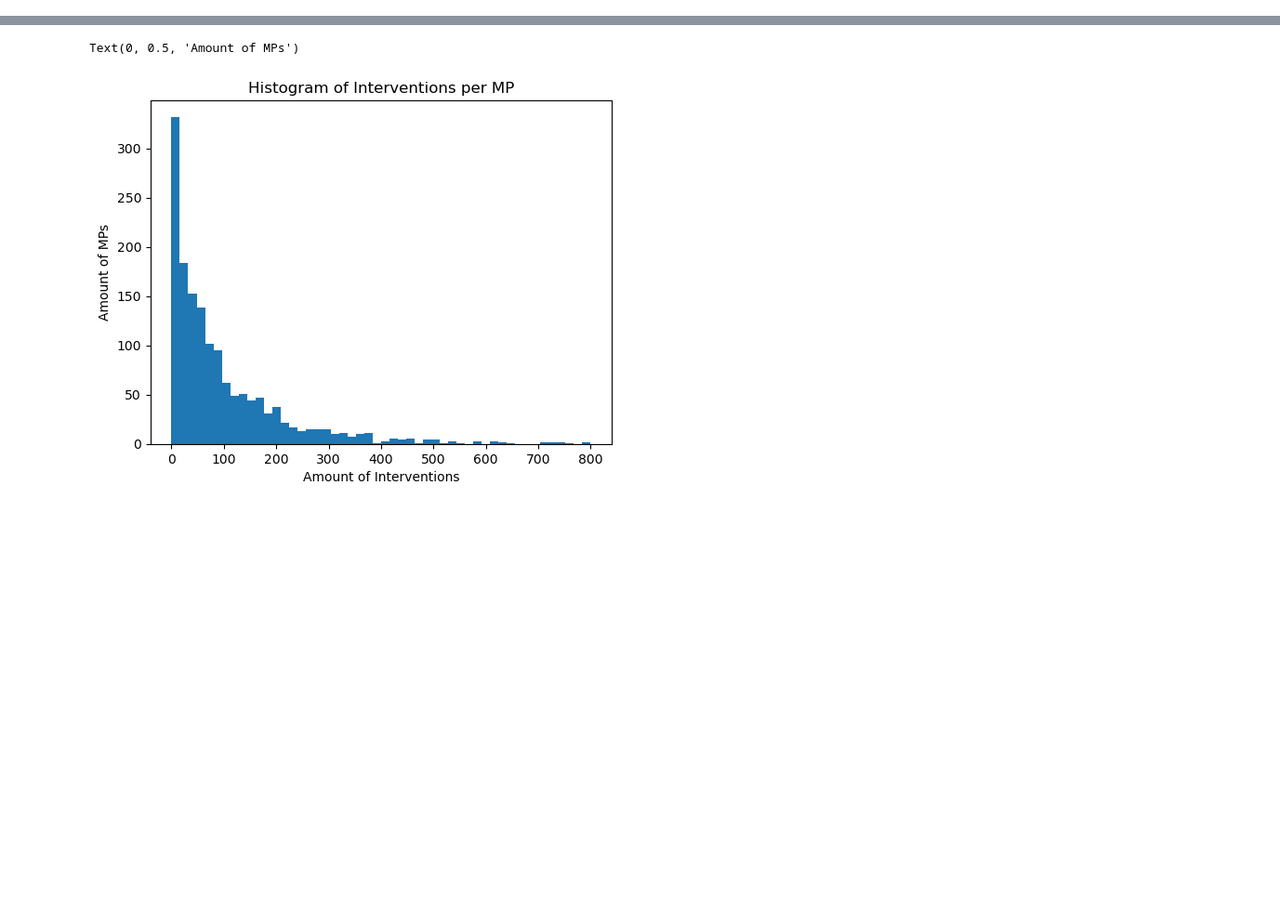
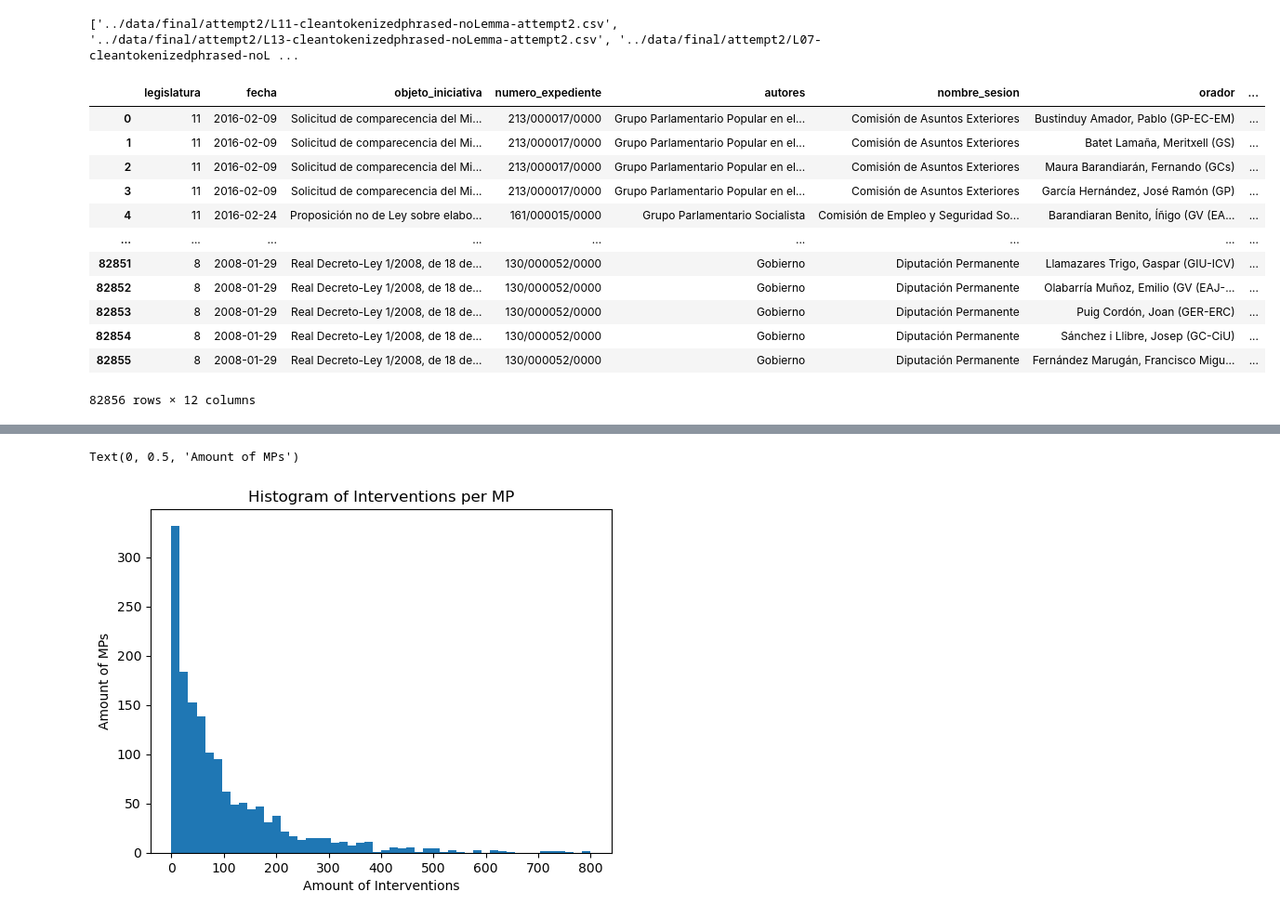
Before and after one commit to dibuja/polarisation-nlp, a Jupyter notebook: notebooks/l7-to-l14.ipynb, the cells around one changed output, grey strips where cells are left out. Shown at 93% size. Cells and saved outputs as stored; diff of their text form; code cells hidden in the pictures; blank space fills up the shorter version.

```diff
--- a/notebooks/l7-to-l14.ipynb
+++ b/notebooks/l7-to-l14.ipynb
@@ -4,8 +4,8 @@ import glob
 import datetime as dt
 # %%
 # Obtain filenames.
-filenames = [i for i in glob.glob('../data/interventions/clean-with-texts/*.csv')]
-
+filenames = [i for i in glob.glob('../data/final/attempt2/*.csv')]
+print(filenames)
 # Get all files as dataframes in pandas.
 files = []
 for i in range(0, len(filenames)):
@@ -13,6 +13,24 @@ for i in range(0, len(filenames)):
 
 # Combine all files.
 concatenated = pd.concat(files).reset_index(drop=True)
+# %% [output]
+['../data/final/attempt2/L11-cleantokenizedphrased-noLemma-attempt2.csv', '../data/final/attempt2/L13-cleantokenizedphrased-noLemma-attempt2.csv', '../data/final/attempt2/L07-cleantokenizedphrased-noL ...
+# %%
+concatenated
+# %% [output]
+|  | legislatura | fecha | objeto_iniciativa | numero_expediente | autores | nombre_sesion | orador | ... |
+| 0 | 11 | 2016-02-09 | Solicitud de comparecencia del Mi... | 213/000017/0000 | Grupo Parlamentario Popular en el... | Comisión de Asuntos Exteriores | Bustinduy Amador, Pablo (GP-EC-EM) | ... |
+| 1 | 11 | 2016-02-09 | Solicitud de comparecencia del Mi... | 213/000017/0000 | Grupo Parlamentario Popular en el... | Comisión de Asuntos Exteriores | Batet Lamaña, Meritxell (GS) | ... |
+| 2 | 11 | 2016-02-09 | Solicitud de comparecencia del Mi... | 213/000017/0000 | Grupo Parlamentario Popular en el... | Comisión de Asuntos Exteriores | Maura Barandiarán, Fernando (GCs) | ... |
+| 3 | 11 | 2016-02-09 | Solicitud de comparecencia del Mi... | 213/000017/0000 | Grupo Parlamentario Popular en el... | Comisión de Asuntos Exteriores | García Hernández, José Ramón (GP) | ... |
+| 4 | 11 | 2016-02-24 | Proposición no de Ley sobre elabo... | 161/000015/0000 | Grupo Parlamentario Socialista | Comisión de Empleo y Seguridad So... | Barandiaran Benito, Íñigo (GV (EA... | ... |
+| ... | ... | ... | ... | ... | ... | ... | ... | ... |
+| 82851 | 8 | 2008-01-29 | Real Decreto-Ley 1/2008, de 18 de... | 130/000052/0000 | Gobierno | Diputación Permanente | Llamazares Trigo, Gaspar (GIU-ICV) | ... |
+| 82852 | 8 | 2008-01-29 | Real Decreto-Ley 1/2008, de 18 de... | 130/000052/0000 | Gobierno | Diputación Permanente | Olabarría Muñoz, Emilio (GV (EAJ-... | ... |
+| 82853 | 8 | 2008-01-29 | Real Decreto-Ley 1/2008, de 18 de... | 130/000052/0000 | Gobierno | Diputación Permanente | Puig Cordón, Joan (GER-ERC) | ... |
+| 82854 | 8 | 2008-01-29 | Real Decreto-Ley 1/2008, de 18 de... | 130/000052/0000 | Gobierno | Diputación Permanente | Sánchez i Llibre, Josep (GC-CiU) | ... |
+| 82855 | 8 | 2008-01-29 | Real Decreto-Ley 1/2008, de 18 de... | 130/000052/0000 | Gobierno | Diputación Permanente | Fernández Marugán, Francisco Migu... | ... |
+82856 rows × 12 columns
 # %%
 concatenated.text.dropna()
 # %% [output]
```
Also changed, not shown: parts of 5 cells of this notebook, 2 other files.
